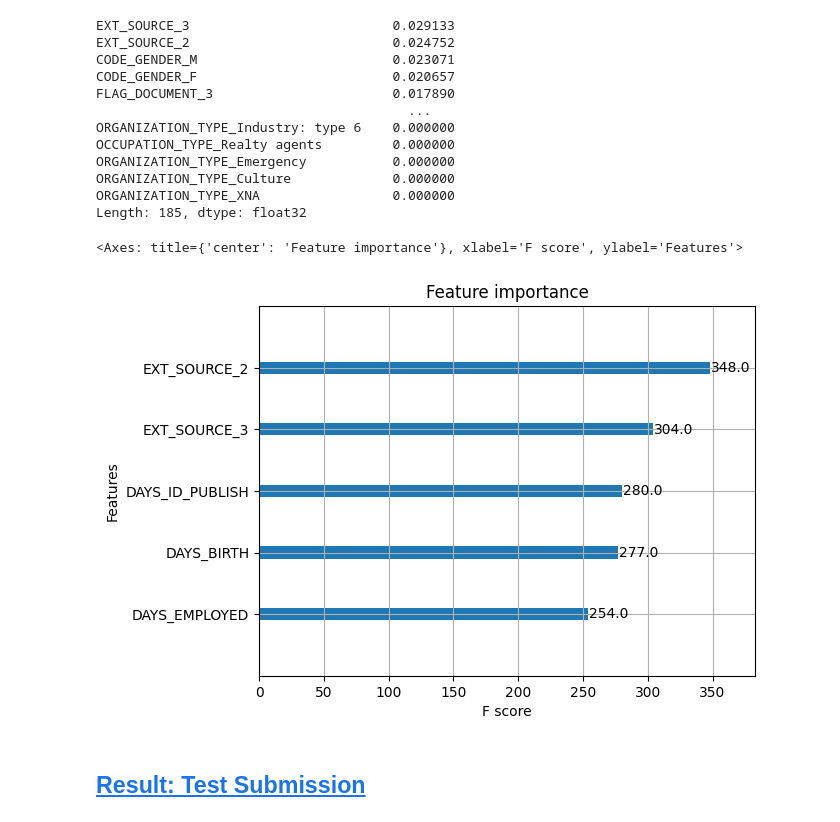
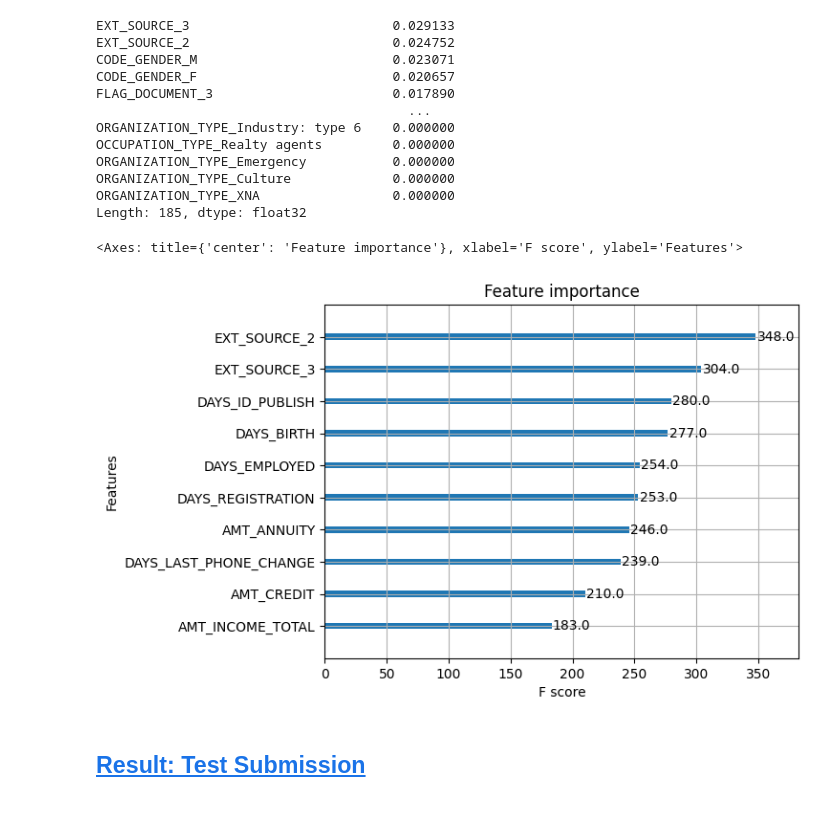
Before and after one commit to dongchanlim/MSBA, a Jupyter notebook: CapstoneProject/notebooks/Models/modeling.ipynb, the cells around one changed output. Saved outputs shown, nothing was run; the diff lists cells and outputs as text; code cells hidden in the pictures.

```diff
--- a/CapstoneProject/notebooks/Models/modeling.ipynb
+++ b/CapstoneProject/notebooks/Models/modeling.ipynb
@@ -539,10 +539,10 @@ ORGANIZATION_TYPE_Culture             0.000000
 ORGANIZATION_TYPE_XNA                 0.000000
 Length: 185, dtype: float32
 # %%
-plot_importance(xgb, max_num_features=5)
+plot_importance(xgb, max_num_features= 10)
 # %% [output]
 <Axes: title={'center': 'Feature importance'}, xlabel='F score', ylabel='Features'>
-[figure, old version]
+[figure, new version]
 # %% [markdown]
 ## <a id='toc1_11_'></a>[Result: Test Submission](#toc0_)
 # %%
```
